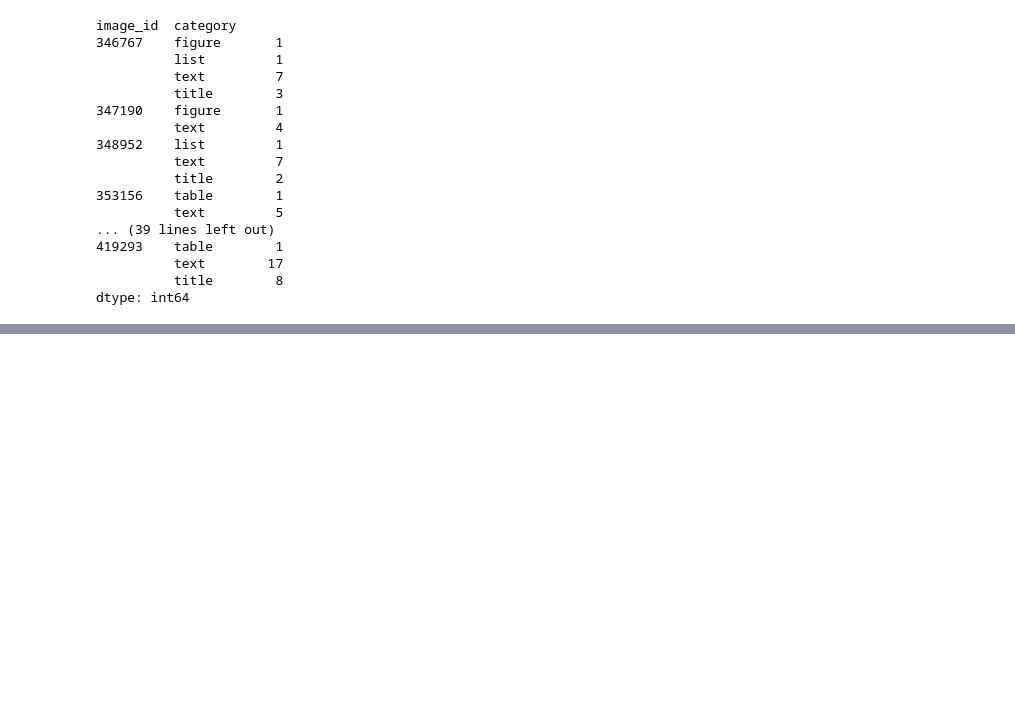
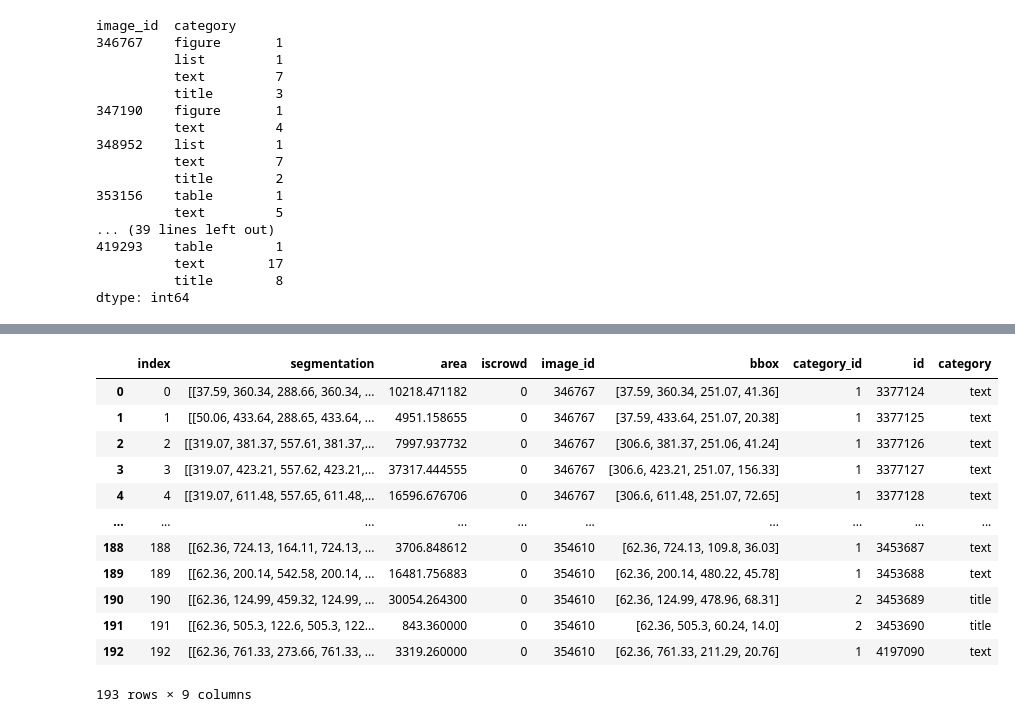
Before and after one commit to Abhishek92kumar/LJMU, a Jupyter notebook: exploring_PubLayNet_dataset.ipynb, the cells around one changed output, grey strips where cells are left out. Cells and saved outputs as stored; diff of their text form; code cells hidden in the pictures; blank space fills up the shorter version.

```diff
--- a/exploring_PubLayNet_dataset.ipynb
+++ b/exploring_PubLayNet_dataset.ipynb
@@ -678,0 +707,16 @@ dtype: int64
+# %%
+df
+# %% [output]
+|  | index | segmentation | area | iscrowd | image_id | bbox | category_id | id | category |
+| 0 | 0 | [[37.59, 360.34, 288.66, 360.34, ... | 10218.471182 | 0 | 346767 | [37.59, 360.34, 251.07, 41.36] | 1 | 3377124 | text |
+| 1 | 1 | [[50.06, 433.64, 288.65, 433.64, ... | 4951.158655 | 0 | 346767 | [37.59, 433.64, 251.07, 20.38] | 1 | 3377125 | text |
+| 2 | 2 | [[319.07, 381.37, 557.61, 381.37,... | 7997.937732 | 0 | 346767 | [306.6, 381.37, 251.06, 41.24] | 1 | 3377126 | text |
+| 3 | 3 | [[319.07, 423.21, 557.62, 423.21,... | 37317.444555 | 0 | 346767 | [306.6, 423.21, 251.07, 156.33] | 1 | 3377127 | text |
+| 4 | 4 | [[319.07, 611.48, 557.65, 611.48,... | 16596.676706 | 0 | 346767 | [306.6, 611.48, 251.07, 72.65] | 1 | 3377128 | text |
+| ... | ... | ... | ... | ... | ... | ... | ... | ... | ... |
+| 188 | 188 | [[62.36, 724.13, 164.11, 724.13, ... | 3706.848612 | 0 | 354610 | [62.36, 724.13, 109.8, 36.03] | 1 | 3453687 | text |
+| 189 | 189 | [[62.36, 200.14, 542.58, 200.14, ... | 16481.756883 | 0 | 354610 | [62.36, 200.14, 480.22, 45.78] | 1 | 3453688 | text |
+| 190 | 190 | [[62.36, 124.99, 459.32, 124.99, ... | 30054.264300 | 0 | 354610 | [62.36, 124.99, 478.96, 68.31] | 2 | 3453689 | title |
+| 191 | 191 | [[62.36, 505.3, 122.6, 505.3, 122... | 843.360000 | 0 | 354610 | [62.36, 505.3, 60.24, 14.0] | 2 | 3453690 | title |
+| 192 | 192 | [[62.36, 761.33, 273.66, 761.33, ... | 3319.260000 | 0 | 354610 | [62.36, 761.33, 211.29, 20.76] | 1 | 4197090 | text |
+193 rows × 9 columns
```
Also changed, not shown: parts of 14 cells of this notebook.
